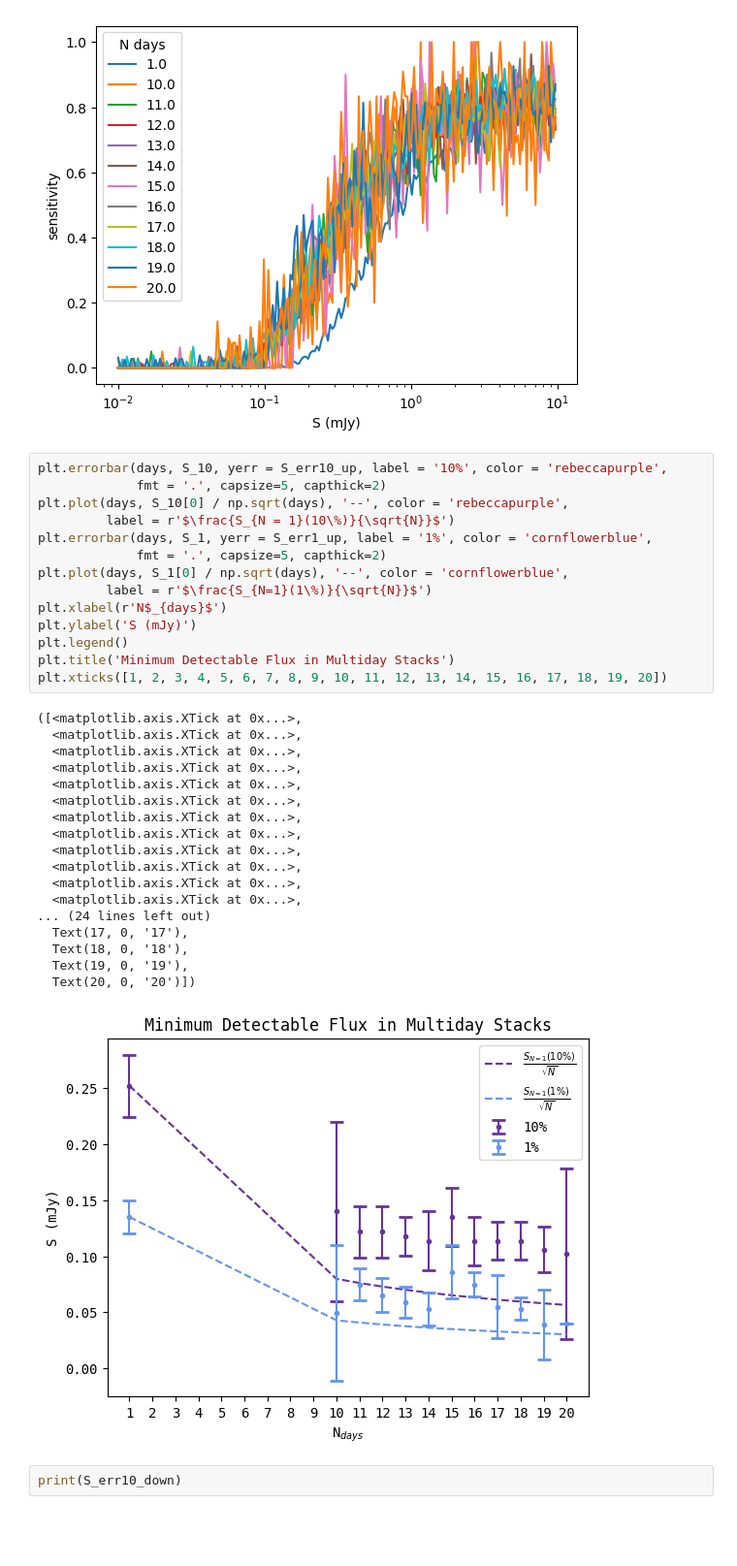
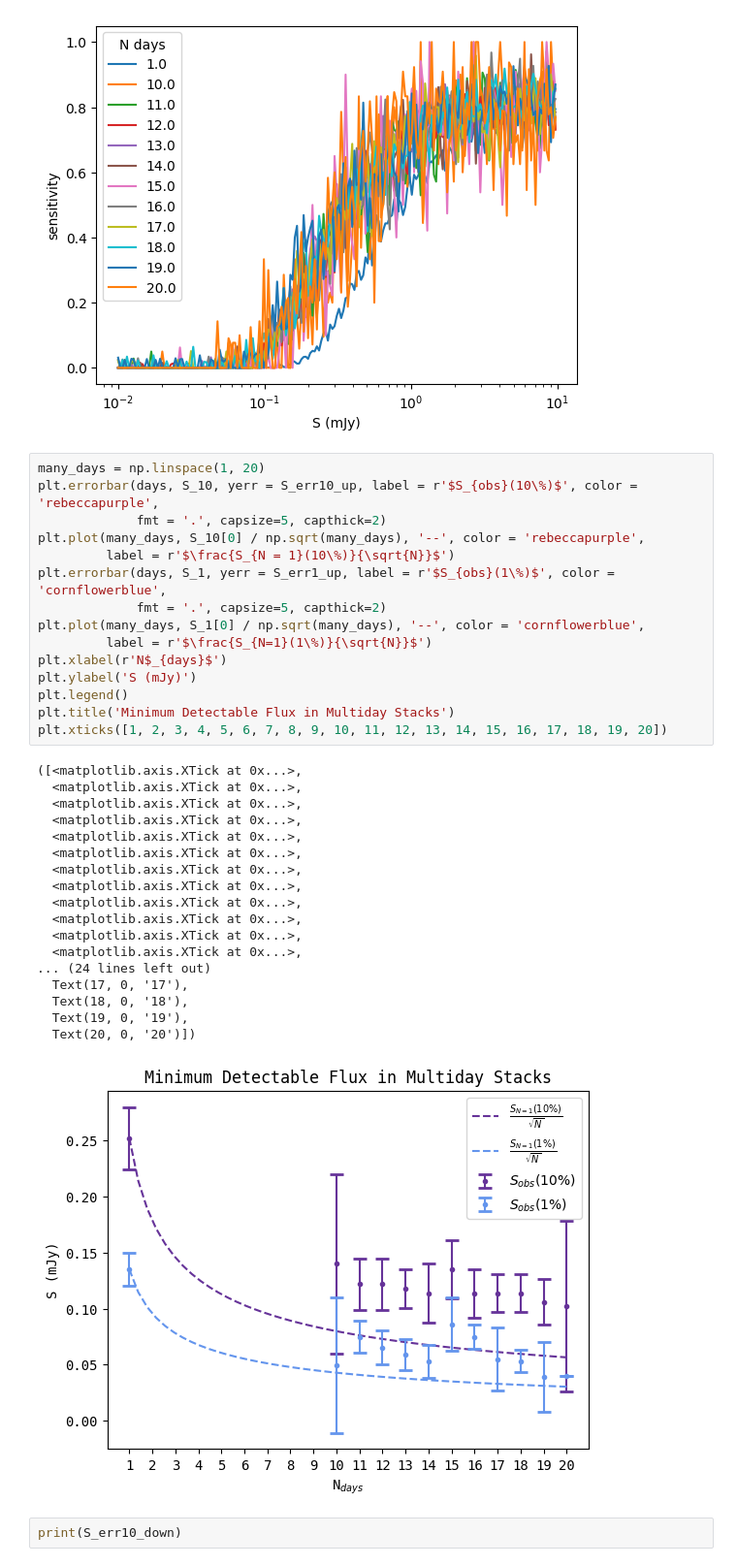
Before and after one commit to chime-sps/Transmissivity, a Jupyter notebook: results/sensitivity_dropoff.ipynb, the cells around one changed output. Shown at 97% size. Drawn from its saved outputs; the diff is of its cells as text; blank space fills up the shorter version.

Commit message:
better plot

```diff
--- a/results/sensitivity_dropoff.ipynb
+++ b/results/sensitivity_dropoff.ipynb
@@ -130,38 +130,39 @@ plt.xscale('log')
  0.02366394 0.01115361 0.02831041 0.0100301  0.03113841 0.        ]
 [figure]
 # %%
-plt.errorbar(days, S_10, yerr = S_err10_up, label = '10%', color = 'rebeccapurple',
+many_days = np.linspace(1, 20)
+plt.errorbar(days, S_10, yerr = S_err10_up, label = r'$S_{obs}(10\%)$', color = 'rebeccapurple',
              fmt = '.', capsize=5, capthick=2)
-plt.plot(days, S_10[0] / np.sqrt(days), '--', color = 'rebeccapurple',
+plt.plot(many_days, S_10[0] / np.sqrt(many_days), '--', color = 'rebeccapurple',
          label = r'$\frac{S_{N = 1}(10\%)}{\sqrt{N}}$')
-plt.errorbar(days, S_1, yerr = S_err1_up, label = '1%', color = 'cornflowerblue',
+plt.errorbar(days, S_1, yerr = S_err1_up, label = r'$S_{obs}(1\%)$', color = 'cornflowerblue',
              fmt = '.', capsize=5, capthick=2)
-plt.plot(days, S_1[0] / np.sqrt(days), '--', color = 'cornflowerblue',
+plt.plot(many_days, S_1[0] / np.sqrt(many_days), '--', color = 'cornflowerblue',
          label = r'$\frac{S_{N=1}(1\%)}{\sqrt{N}}$')
 plt.xlabel(r'N$_{days}$')
 plt.ylabel('S (mJy)')
 plt.legend()
 plt.title('Minimum Detectable Flux in Multiday Stacks')
 plt.xticks([1, 2, 3, 4, 5, 6, 7, 8, 9, 10, 11, 12, 13, 14, 15, 16, 17, 18, 19, 20])
 # %% [output]
 ([<matplotlib.axis.XTick at 0x...>,
   <matplotlib.axis.XTick at 0x...>,
   <matplotlib.axis.XTick at 0x...>,
   <matplotlib.axis.XTick at 0x...>,
   <matplotlib.axis.XTick at 0x...>,
   <matplotlib.axis.XTick at 0x...>,
   <matplotlib.axis.XTick at 0x...>,
   <matplotlib.axis.XTick at 0x...>,
   <matplotlib.axis.XTick at 0x...>,
   <matplotlib.axis.XTick at 0x...>,
   <matplotlib.axis.XTick at 0x...>,
   <matplotlib.axis.XTick at 0x...>,
 ... (24 lines left out)
   Text(17, 0, '17'),
   Text(18, 0, '18'),
   Text(19, 0, '19'),
   Text(20, 0, '20')])
-[figure, old version]
+[figure, new version]
 # %%
 print(S_err10_down)
 # %% [output]
```
